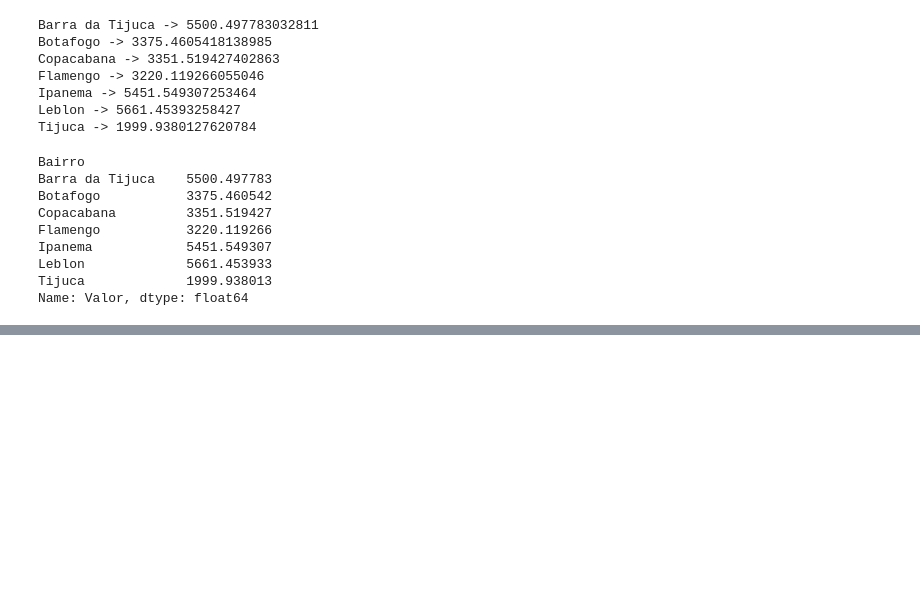
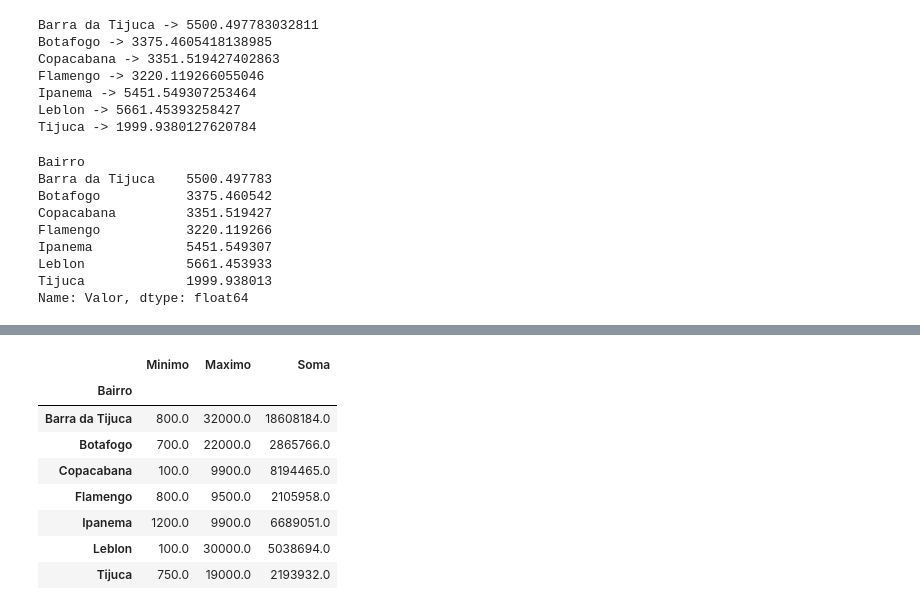
Before and after one commit to FabiadS/Python-para-Data-Science, a Jupyter notebook: Python Pandas tratando e analisando dados/criando_agrupamentos.ipynb, the cells around one changed output, grey strips where cells are left out. Cells and saved outputs as stored; diff of their text form; code cells hidden in the pictures; blank space fills up the shorter version.

```diff
--- a/Python Pandas tratando e analisando dados/criando_agrupamentos.ipynb
+++ b/Python Pandas tratando e analisando dados/criando_agrupamentos.ipynb
@@ -69,0 +84,13 @@ Name: Valor, dtype: float64
+# %%
+#pegar estatisticas especificas utilizando o aggregate()
+grupo_bairro['Valor'].aggregate(['min', 'max', 'sum']).rename(columns={'min':'Minimo', 'max': 'Maximo', 'sum': 'Soma'})
+# %% [output]
+|  | Minimo | Maximo | Soma |
+| Bairro |  |  |  |
+| Barra da Tijuca | 800.0 | 32000.0 | 18608184.0 |
+| Botafogo | 700.0 | 22000.0 | 2865766.0 |
+| Copacabana | 100.0 | 9900.0 | 8194465.0 |
+| Flamengo | 800.0 | 9500.0 | 2105958.0 |
+| Ipanema | 1200.0 | 9900.0 | 6689051.0 |
+| Leblon | 100.0 | 30000.0 | 5038694.0 |
+| Tijuca | 750.0 | 19000.0 | 2193932.0 |
```
Also changed, not shown: parts of 5 cells of this notebook.
